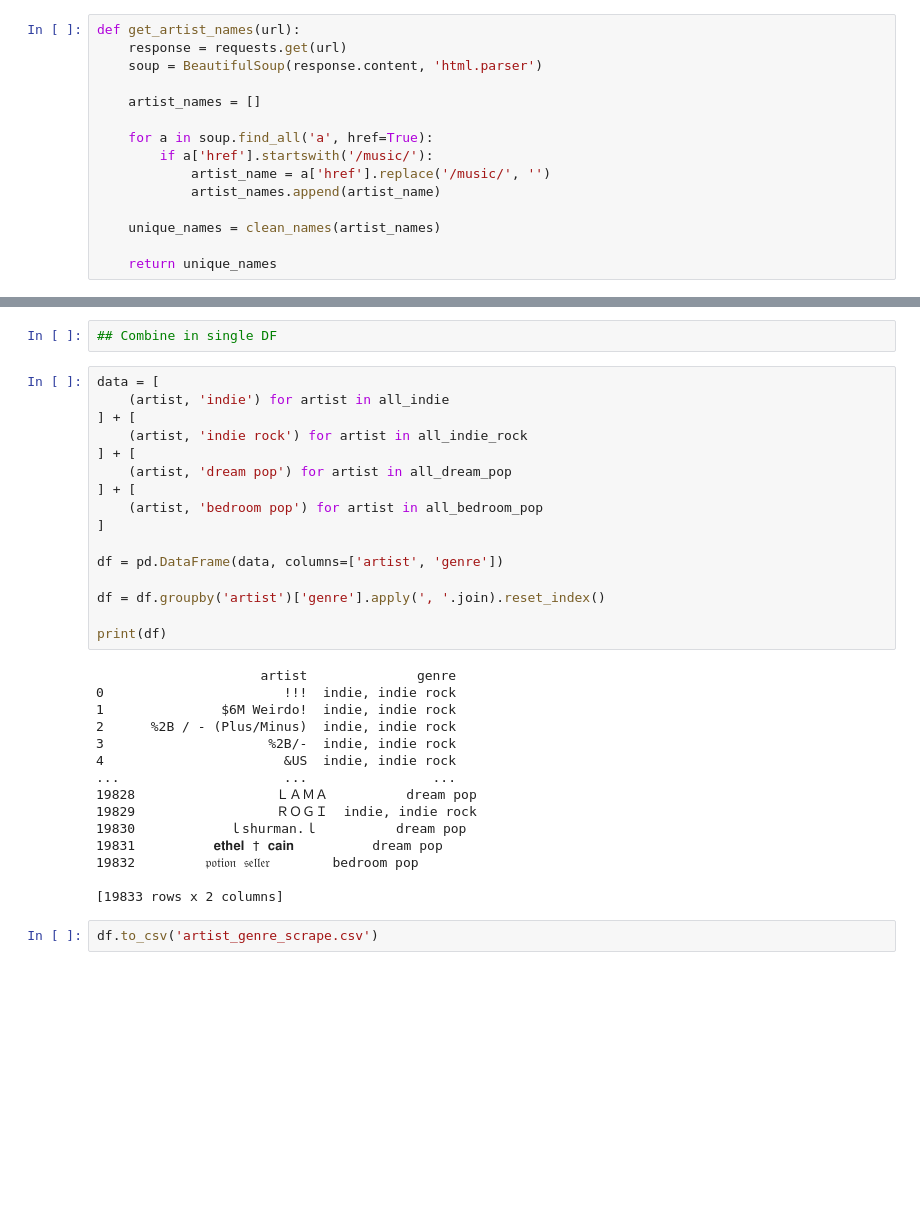
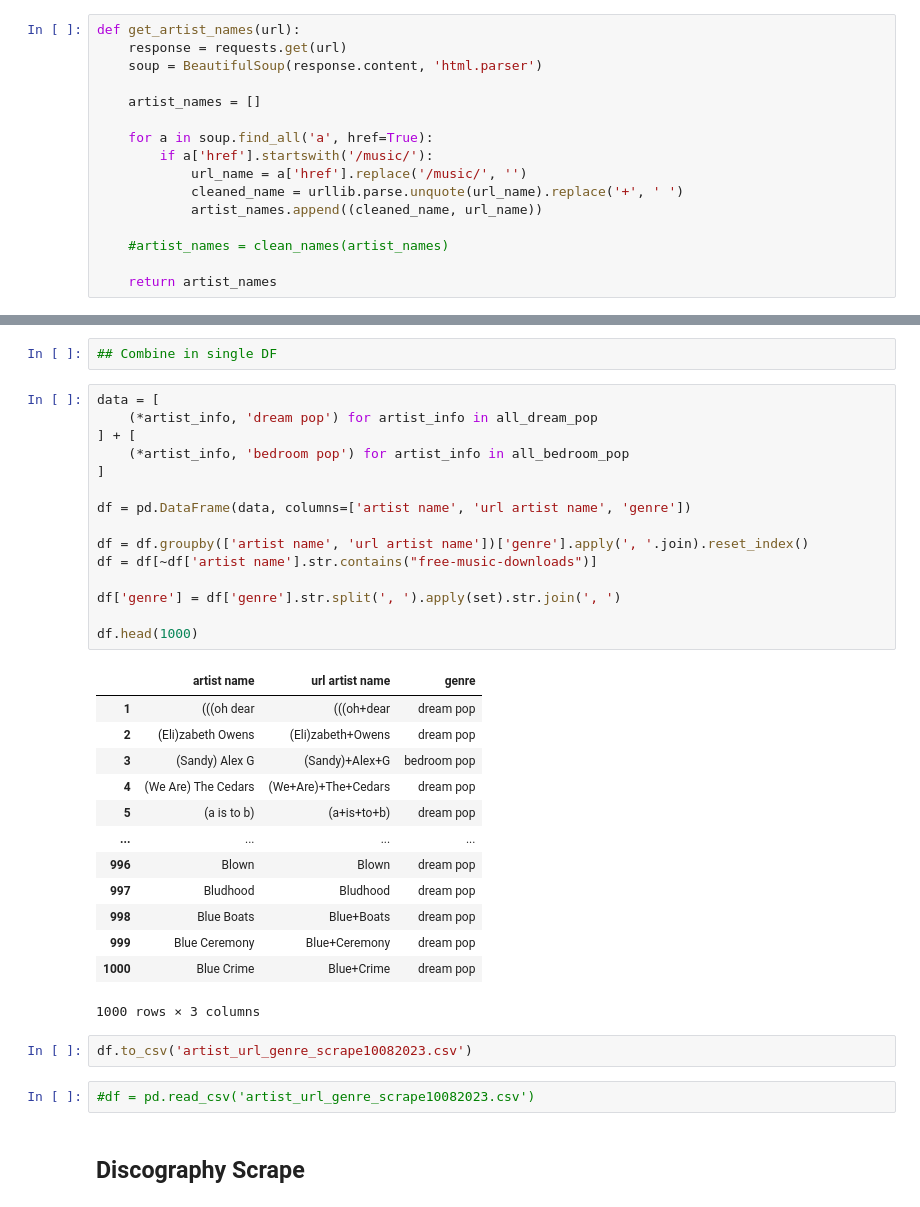
Before and after one commit to cpuglis1/melodiik, a Jupyter notebook: dreamy_artist_scraper.ipynb, the cells around one changed output, grey strips where cells are left out. Cells and saved outputs as stored; diff of their text form; blank space fills up the shorter version.

Commit message:
web scraper unrefined

```diff
--- a/dreamy_artist_scraper.ipynb
+++ b/dreamy_artist_scraper.ipynb
@@ -13,10 +13,11 @@ def get_artist_names(url):
 
     for a in soup.find_all('a', href=True):
         if a['href'].startswith('/music/'):
-            artist_name = a['href'].replace('/music/', '')
-            artist_names.append(artist_name)
+            url_name = a['href'].replace('/music/', '')
+            cleaned_name = urllib.parse.unquote(url_name).replace('+', ' ')
+            artist_names.append((cleaned_name, url_name))
 
-    unique_names = clean_names(artist_names)
+    #artist_names = clean_names(artist_names)
 
-    return unique_names
+    return artist_names
 # %%
@@ -145,36 +164,38 @@ len(all_indie)
 10000
 # %%
 ## Combine in single DF
-# %%
-data = [
-    (artist, 'indie') for artist in all_indie
-] + [
-    (artist, 'indie rock') for artist in all_indie_rock
-] + [
-    (artist, 'dream pop') for artist in all_dream_pop
-] + [
-    (artist, 'bedroom pop') for artist in all_bedroom_pop
-]
-
-df = pd.DataFrame(data, columns=['artist', 'genre'])
-
-df = df.groupby('artist')['genre'].apply(', '.join).reset_index()
-
-print(df)
-# %% [output]
-                     artist              genre
-0                       !!!  indie, indie rock
-1               $6M Weirdo!  indie, indie rock
-2      %2B / - (Plus/Minus)  indie, indie rock
-3                     %2B/-  indie, indie rock
-4                       &US  indie, indie rock
-...                     ...                ...
-19828                  ＬＡＭＡ          dream pop
-19829                  ＲＯＧＩ  indie, indie rock
-19830            ｌshurman.ｌ          dream pop
-19831          𝐞𝐭𝐡𝐞𝐥 † 𝐜𝐚𝐢𝐧          dream pop
-19832         𝔭𝔬𝔱𝔦𝔬𝔫 𝔰𝔢𝔩𝔩𝔢𝔯        bedroom pop
-
-[19833 rows x 2 columns]
+# %%
+data = [
+    (*artist_info, 'dream pop') for artist_info in all_dream_pop
+] + [
+    (*artist_info, 'bedroom pop') for artist_info in all_bedroom_pop
+]
+
+df = pd.DataFrame(data, columns=['artist name', 'url artist name', 'genre'])
+
+df = df.groupby(['artist name', 'url artist name'])['genre'].apply(', '.join).reset_index()
+df = df[~df['artist name'].str.contains("free-music-downloads")]
+
+df['genre'] = df['genre'].str.split(', ').apply(set).str.join(', ')
+
+df.head(1000)
+# %% [output]
+|  | artist name | url artist name | genre |
+| 1 | (((oh dear | (((oh+dear | dream pop |
+| 2 | (Eli)zabeth Owens | (Eli)zabeth+Owens | dream pop |
+| 3 | (Sandy) Alex G | (Sandy)+Alex+G | bedroom pop |
+| 4 | (We Are) The Cedars | (We+Are)+The+Cedars | dream pop |
+| 5 | (a is to b) | (a+is+to+b) | dream pop |
+| ... | ... | ... | ... |
+| 996 | Blown | Blown | dream pop |
+| 997 | Bludhood | Bludhood | dream pop |
+| 998 | Blue Boats | Blue+Boats | dream pop |
+| 999 | Blue Ceremony | Blue+Ceremony | dream pop |
+| 1000 | Blue Crime | Blue+Crime | dream pop |
+1000 rows × 3 columns
 # %%
-df.to_csv('artist_genre_scrape.csv')
+df.to_csv('artist_url_genre_scrape10082023.csv')
+# %%
+#df = pd.read_csv('artist_url_genre_scrape10082023.csv')
+# %% [markdown]
+## Discography Scrape
```
Also changed, not shown: parts of 51 cells of this notebook.
